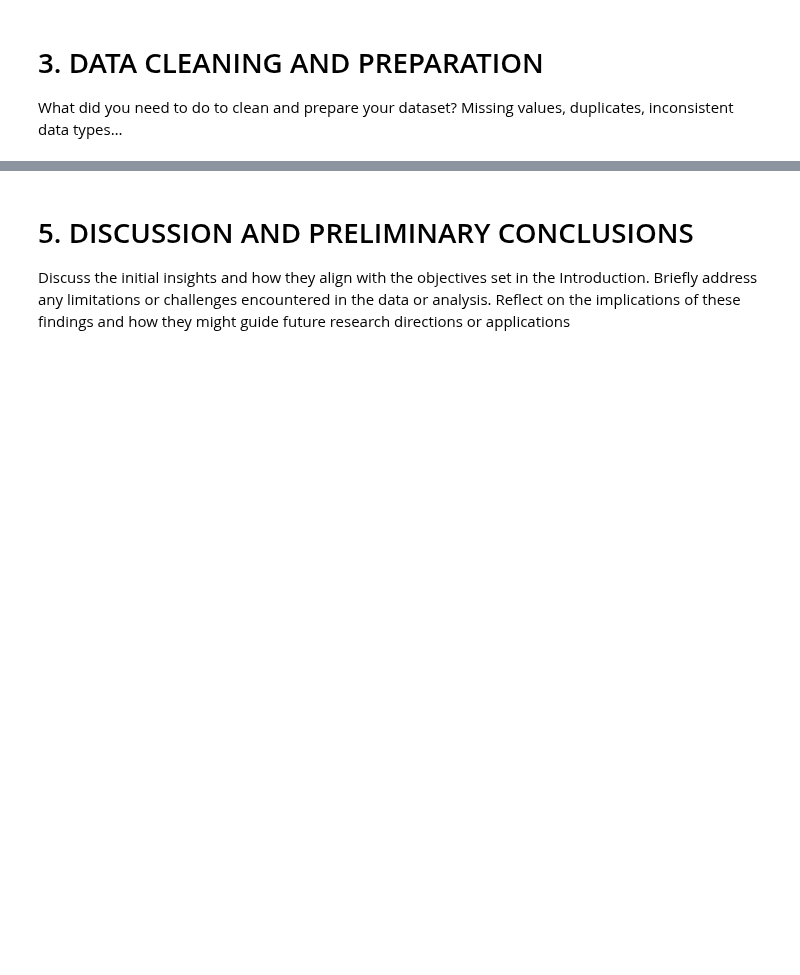
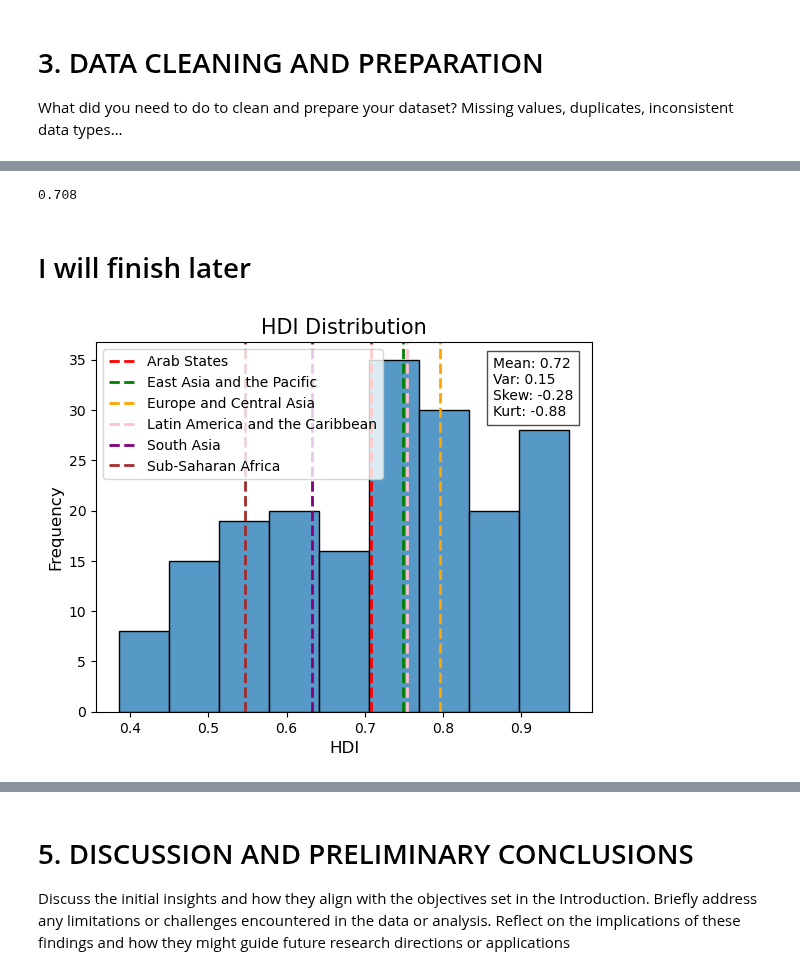
Before and after one commit to jakthehut/HDI-IQ-Analysis, a Jupyter notebook: hdi_iq_analysis.ipynb, the cells around one changed output, grey strips where cells are left out. Drawn from its saved outputs; the diff is of its cells as text; code cells hidden in the pictures; blank space fills up the shorter version.

```diff
--- a/hdi_iq_analysis.ipynb
+++ b/hdi_iq_analysis.ipynb
@@ -125,6 +124,9 @@ Data columns (total 5 columns):
  4   HDI_Rank   191 non-null    float64
 dtypes: float64(2), object(3)
 memory usage: 7.7+ KB
+# %%
+# Dropping values which hVe NaN HDI values while ignoring region
+hdi_df.dropna(subset=['HDI'], inplace=True)
 # %%
 # Lets set the countries as the index
 hdi_df.set_index('Country', inplace=True)
@@ -329,0 +376,24 @@ Missing values, duplicates, inconsistent data types…
+# %%
+float(hdi_df_regions[hdi_df_regions['Country'] == 'Arab States']['HDI'])
+# %% [output]
+0.708
+# %% [markdown]
+# I will finish later
+# %%
+custom_color_palette = ['red', 'green', 'orange', 'pink', 'purple', 'brown']
+# %%
+colors = dict(zip(hdi_df_regions.tail(7).head(6)['Country'], custom_color_palette))
+
+sns.histplot(hdi_df['HDI'])
+mean_hdi, standard_dev_hdi, skewness_hdi, kurtosis_hdi = hdi_df['HDI'].mean(), hdi_df['HDI'].std(), skew(hdi_df['HDI']), kurtosis(hdi_df['HDI'])
+for _, region in hdi_df_regions.tail(7).head(6).iterrows():
+    plt.axvline(float(region['HDI']), color=colors[region['Country']], linestyle='dashed', linewidth=2, label=region['Country'])
+plt.text(0.8, 0.8, 'Mean: {:.2f}'.format(mean_hdi)+ '\n'+ 'Var: {:.2f}'.format(standard_dev_hdi)+ '\n'+ 'Skew: {:.2f}'.format(skewness_hdi)+ '\n'+ 'Kurt: {:.2f}'.format(kurtosis_hdi),
+             transform=plt.gca().transAxes, fontsize=10,  bbox=dict(facecolor='white', alpha=0.7))
+plt.title('HDI Distribution', fontsize=15)
+plt.xlabel('HDI', fontsize=12)
+plt.ylabel('Frequency', fontsize=12)
+plt.legend()
+plt.show()
+# %% [output]
+[figure, added]
```
Also changed, not shown: parts of 26 cells of this notebook, 1 other file.
